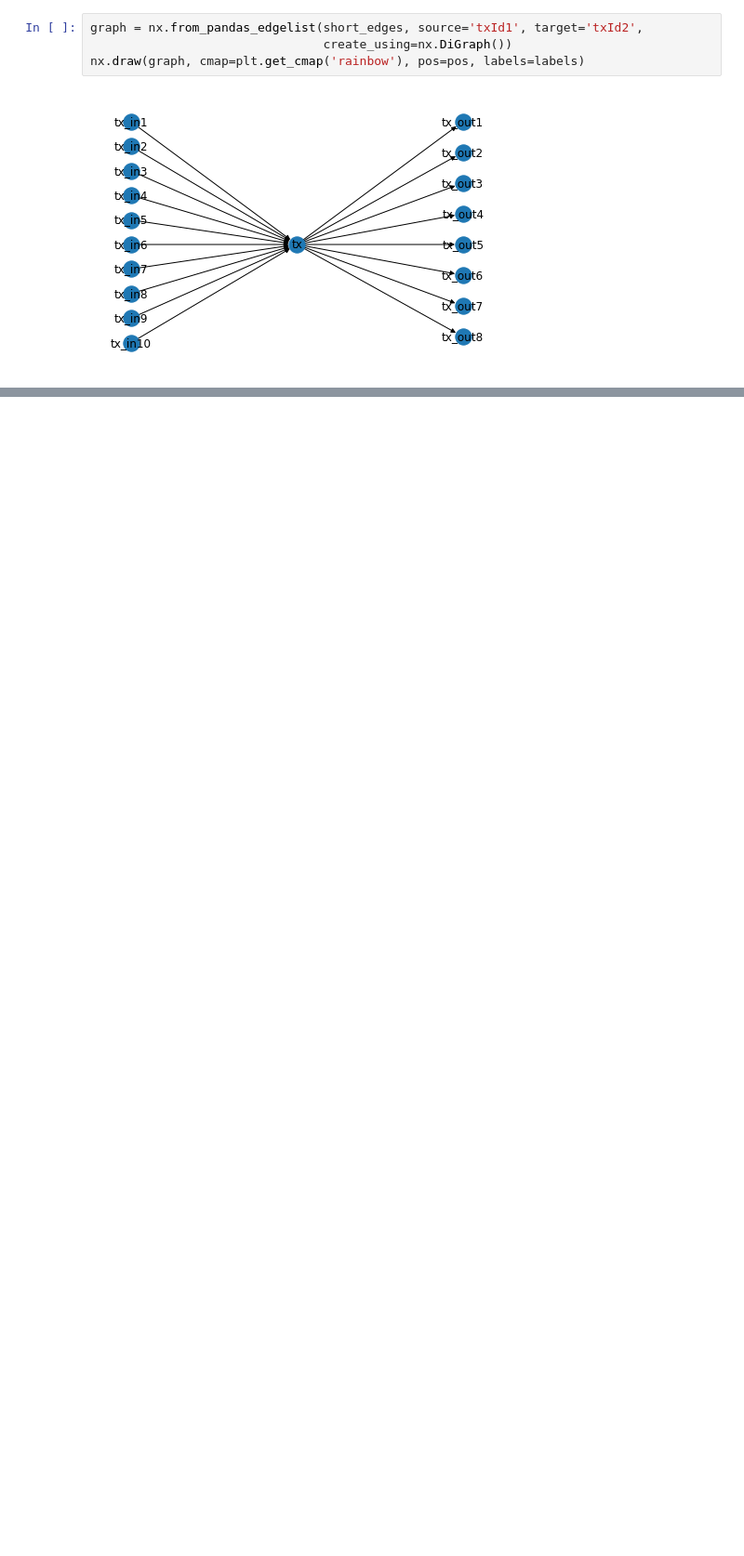
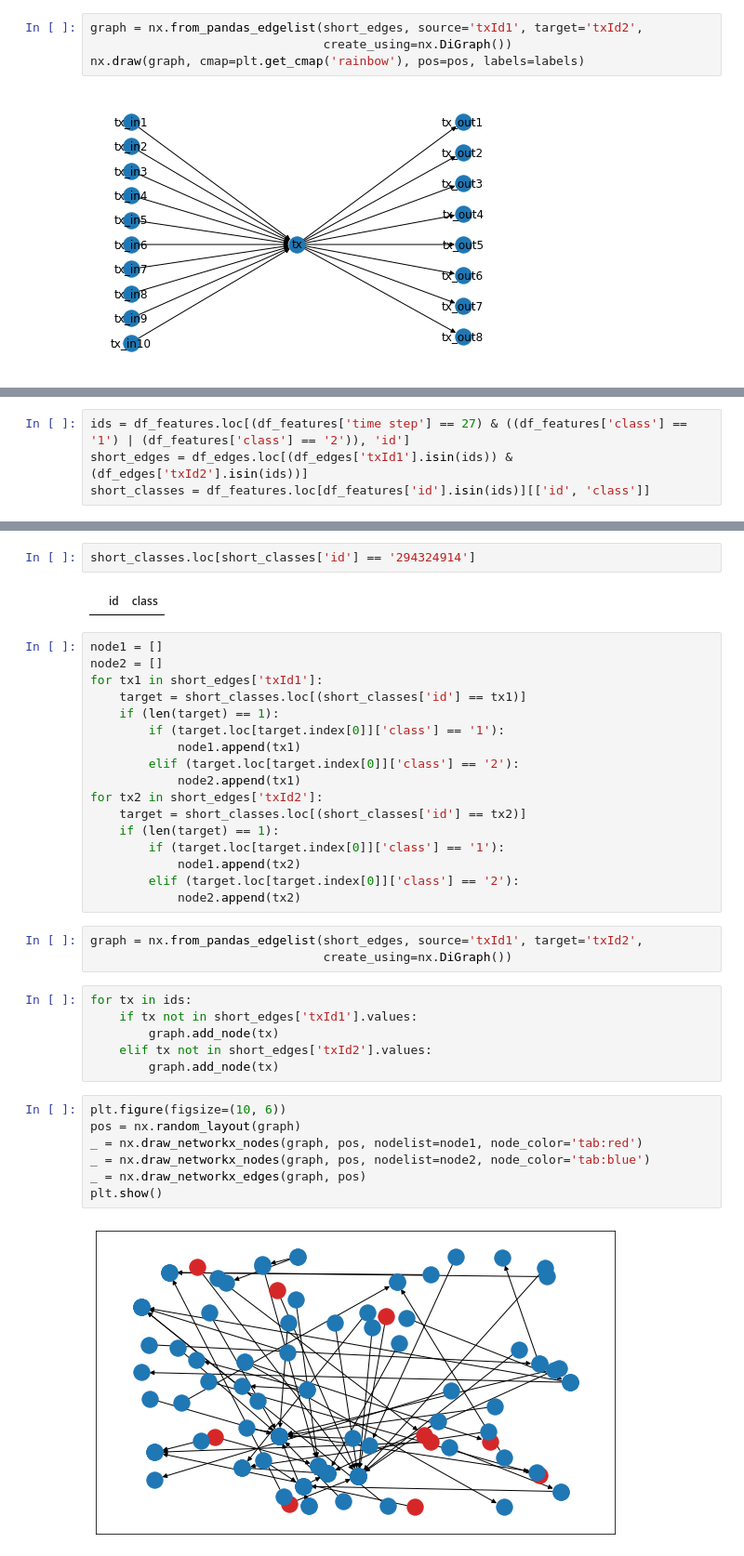
Before and after one commit to wisteken/btc-tx-clustering-gcn, a Jupyter notebook: analysis/data_analysis.ipynb, the cells around one changed output, grey strips where cells are left out. Shown at 93% size. Saved outputs shown, nothing was run; the diff lists cells and outputs as text; blank space fills up the shorter version.

```diff
--- a/analysis/data_analysis.ipynb
+++ b/analysis/data_analysis.ipynb
@@ -120 +122,5 @@ target = df_edges['txId2'].value_counts().to_dict()
  ...}
+# %%
+ids = df_features.loc[(df_features['time step'] == 27) & ((df_features['class'] == '1') | (df_features['class'] == '2')), 'id']
+short_edges = df_edges.loc[(df_edges['txId1'].isin(ids)) & (df_edges['txId2'].isin(ids))]
+short_classes = df_features.loc[df_features['id'].isin(ids)][['id', 'class']]
@@ -120,0 +136,39 @@ target = df_edges['txId2'].value_counts().to_dict()
+# %%
+short_classes.loc[short_classes['id'] == '294324914']
+# %% [output]
+|  | id | class |
+# %%
+node1 = []
+node2 = []
+for tx1 in short_edges['txId1']:
+    target = short_classes.loc[(short_classes['id'] == tx1)]
+    if (len(target) == 1):
+        if (target.loc[target.index[0]]['class'] == '1'):
+            node1.append(tx1)
+        elif (target.loc[target.index[0]]['class'] == '2'):
+            node2.append(tx1)
+for tx2 in short_edges['txId2']:
+    target = short_classes.loc[(short_classes['id'] == tx2)]
+    if (len(target) == 1):
+        if (target.loc[target.index[0]]['class'] == '1'):
+            node1.append(tx2)
+        elif (target.loc[target.index[0]]['class'] == '2'):
+            node2.append(tx2)
+# %%
+graph = nx.from_pandas_edgelist(short_edges, source='txId1', target='txId2',
+                                create_using=nx.DiGraph())
+# %%
+for tx in ids:
+    if tx not in short_edges['txId1'].values:
+        graph.add_node(tx)
+    elif tx not in short_edges['txId2'].values:
+        graph.add_node(tx)
+# %%
+plt.figure(figsize=(10, 6))
+pos = nx.random_layout(graph)
+_ = nx.draw_networkx_nodes(graph, pos, nodelist=node1, node_color='tab:red')
+_ = nx.draw_networkx_nodes(graph, pos, nodelist=node2, node_color='tab:blue')
+_ = nx.draw_networkx_edges(graph, pos)
+plt.show()
+# %% [output]
+[figure, added]
```
Also changed, not shown: parts of 4 cells of this notebook, 8 other files.
